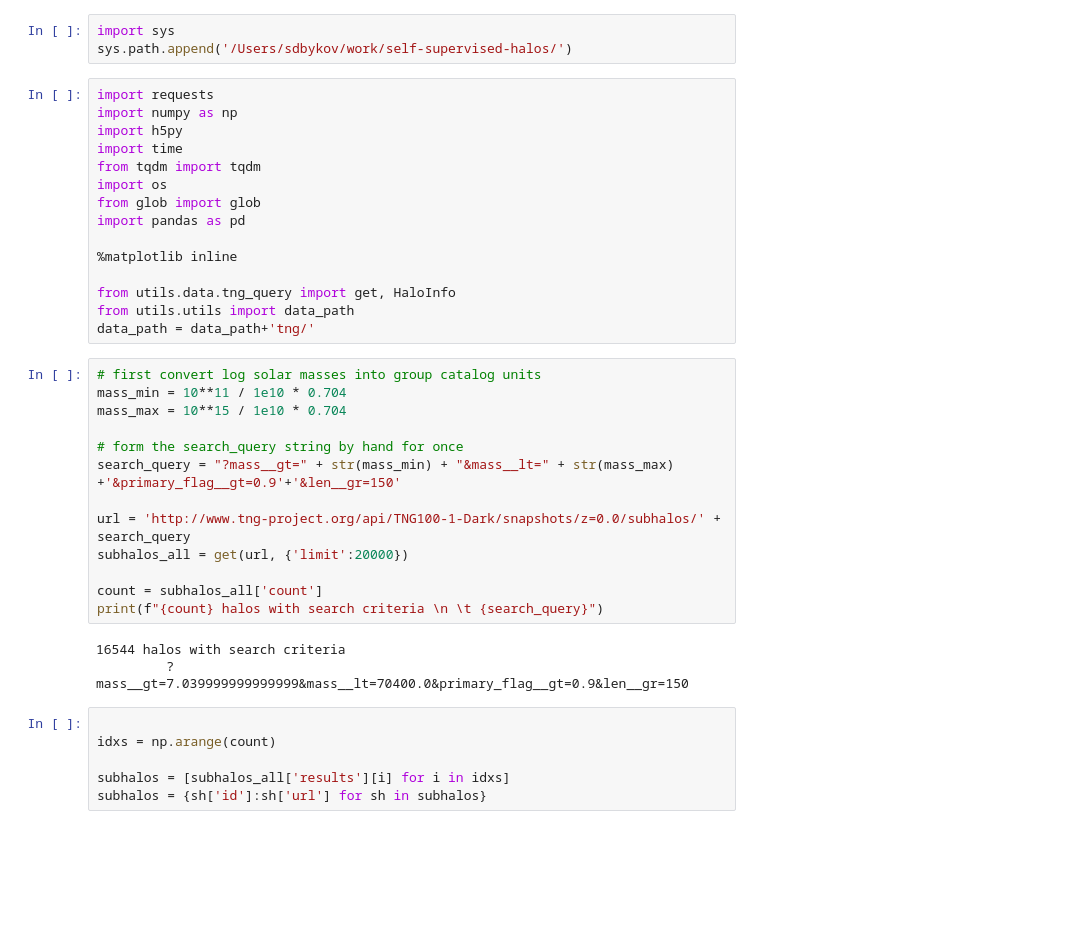
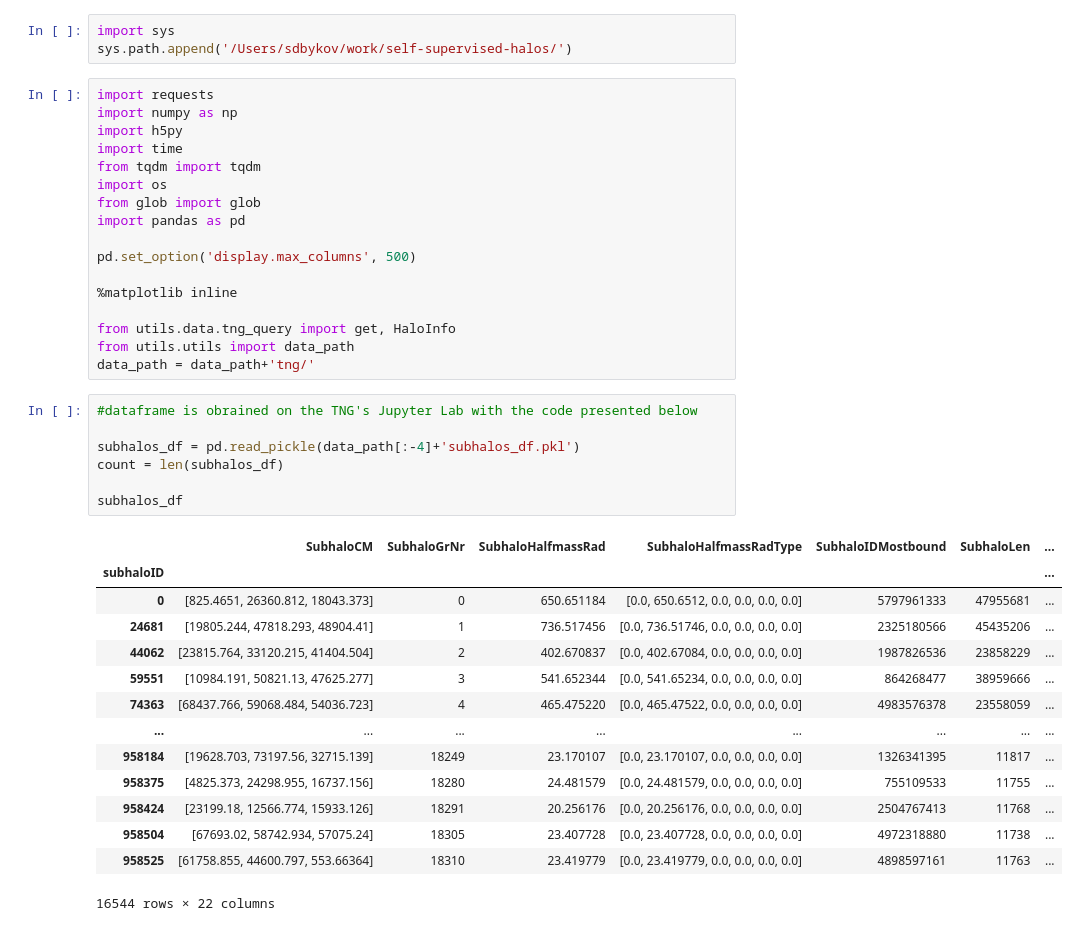
Before and after one commit to SergeiDBykov/self_supervised_halos, a Jupyter notebook: notebooks/tng_download_snapshots.ipynb, the cells around one changed output. Drawn from its saved outputs; the diff is of its cells as text; blank space fills up the shorter version.

```diff
--- a/notebooks/tng_download_snapshots.ipynb
+++ b/notebooks/tng_download_snapshots.ipynb
@@ -11,30 +11,32 @@ import os
 from glob import glob
 import pandas as pd
 
+pd.set_option('display.max_columns', 500)
+
 %matplotlib inline
 
 from utils.data.tng_query import get, HaloInfo
 from utils.utils import data_path
 data_path = data_path+'tng/'
-# %%
-# first convert log solar masses into group catalog units
-mass_min = 10**11 / 1e10 * 0.704
-mass_max = 10**15 / 1e10 * 0.704
-
-# form the search_query string by hand for once
-search_query = "?mass__gt=" + str(mass_min) + "&mass__lt=" + str(mass_max) +'&primary_flag__gt=0.9'+'&len__gr=150'
-
-url = 'http://www.tng-project.org/api/TNG100-1-Dark/snapshots/z=0.0/subhalos/' + search_query
-subhalos_all = get(url, {'limit':20000})
-
-count = subhalos_all['count']
-print(f"{count} halos with search criteria \n \t {search_query}")
-# %% [output]
-16544 halos with search criteria
-         ?mass__gt=7.039999999999999&mass__lt=70400.0&primary_flag__gt=0.9&len__gr=150
-# %%
-
-idxs = np.arange(count)
-
-subhalos = [subhalos_all['results'][i] for i in idxs]
-subhalos = {sh['id']:sh['url'] for sh in subhalos}
+# %%
+#dataframe is obrained on the TNG's Jupyter Lab with the code presented below
+
+subhalos_df = pd.read_pickle(data_path[:-4]+'subhalos_df.pkl')
+count = len(subhalos_df)
+
+subhalos_df
+# %% [output]
+|  | SubhaloCM | SubhaloGrNr | SubhaloHalfmassRad | SubhaloHalfmassRadType | SubhaloIDMostbound | SubhaloLen | ... |
+| subhaloID |  |  |  |  |  |  | ... |
+| 0 | [825.4651, 26360.812, 18043.373] | 0 | 650.651184 | [0.0, 650.6512, 0.0, 0.0, 0.0, 0.0] | 5797961333 | 47955681 | ... |
+| 24681 | [19805.244, 47818.293, 48904.41] | 1 | 736.517456 | [0.0, 736.51746, 0.0, 0.0, 0.0, 0.0] | 2325180566 | 45435206 | ... |
+| 44062 | [23815.764, 33120.215, 41404.504] | 2 | 402.670837 | [0.0, 402.67084, 0.0, 0.0, 0.0, 0.0] | 1987826536 | 23858229 | ... |
+| 59551 | [10984.191, 50821.13, 47625.277] | 3 | 541.652344 | [0.0, 541.65234, 0.0, 0.0, 0.0, 0.0] | 864268477 | 38959666 | ... |
+| 74363 | [68437.766, 59068.484, 54036.723] | 4 | 465.475220 | [0.0, 465.47522, 0.0, 0.0, 0.0, 0.0] | 4983576378 | 23558059 | ... |
+| ... | ... | ... | ... | ... | ... | ... | ... |
+| 958184 | [19628.703, 73197.56, 32715.139] | 18249 | 23.170107 | [0.0, 23.170107, 0.0, 0.0, 0.0, 0.0] | 1326341395 | 11817 | ... |
+| 958375 | [4825.373, 24298.955, 16737.156] | 18280 | 24.481579 | [0.0, 24.481579, 0.0, 0.0, 0.0, 0.0] | 755109533 | 11755 | ... |
+| 958424 | [23199.18, 12566.774, 15933.126] | 18291 | 20.256176 | [0.0, 20.256176, 0.0, 0.0, 0.0, 0.0] | 2504767413 | 11768 | ... |
+| 958504 | [67693.02, 58742.934, 57075.24] | 18305 | 23.407728 | [0.0, 23.407728, 0.0, 0.0, 0.0, 0.0] | 4972318880 | 11738 | ... |
+| 958525 | [61758.855, 44600.797, 553.66364] | 18310 | 23.419779 | [0.0, 23.419779, 0.0, 0.0, 0.0, 0.0] | 4898597161 | 11763 | ... |
+16544 rows × 22 columns
```
Also changed, not shown: parts of 5 cells of this notebook, 2 other files.
